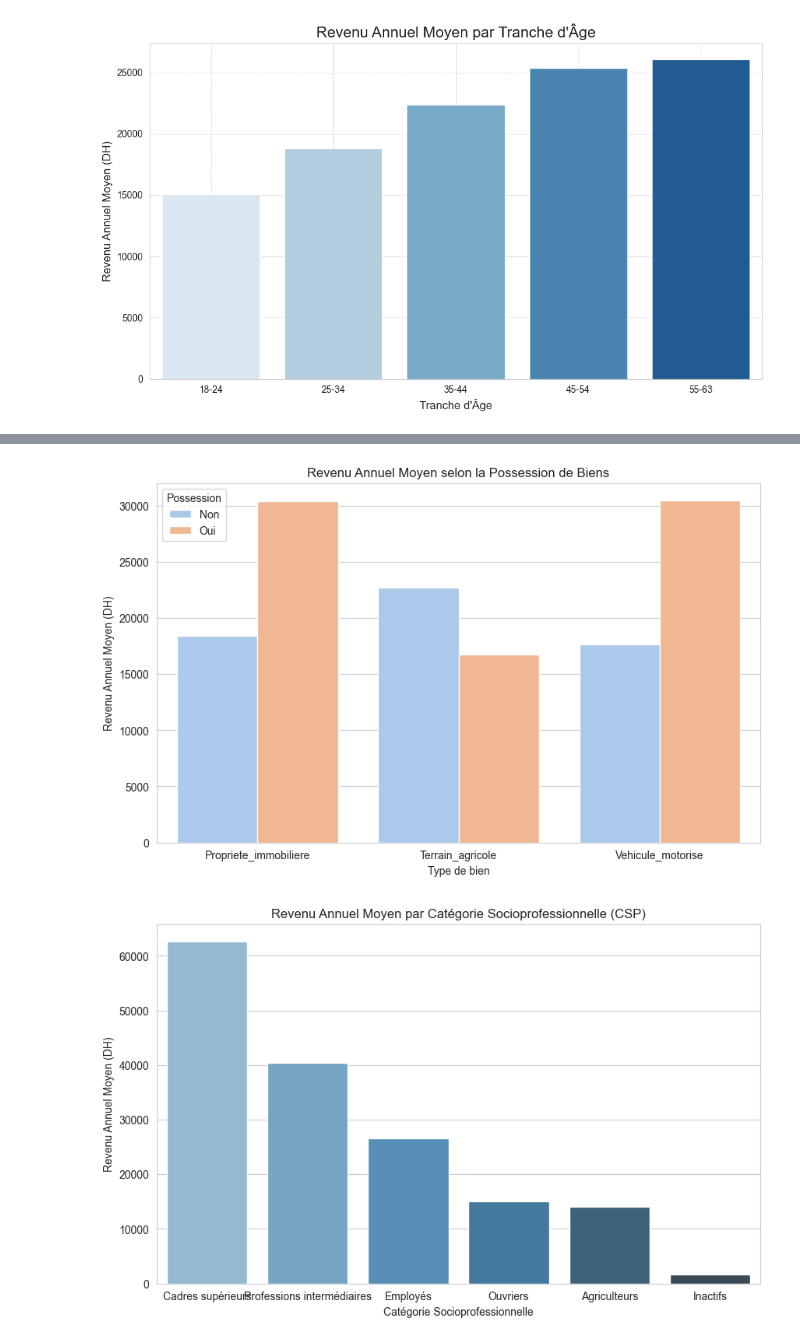
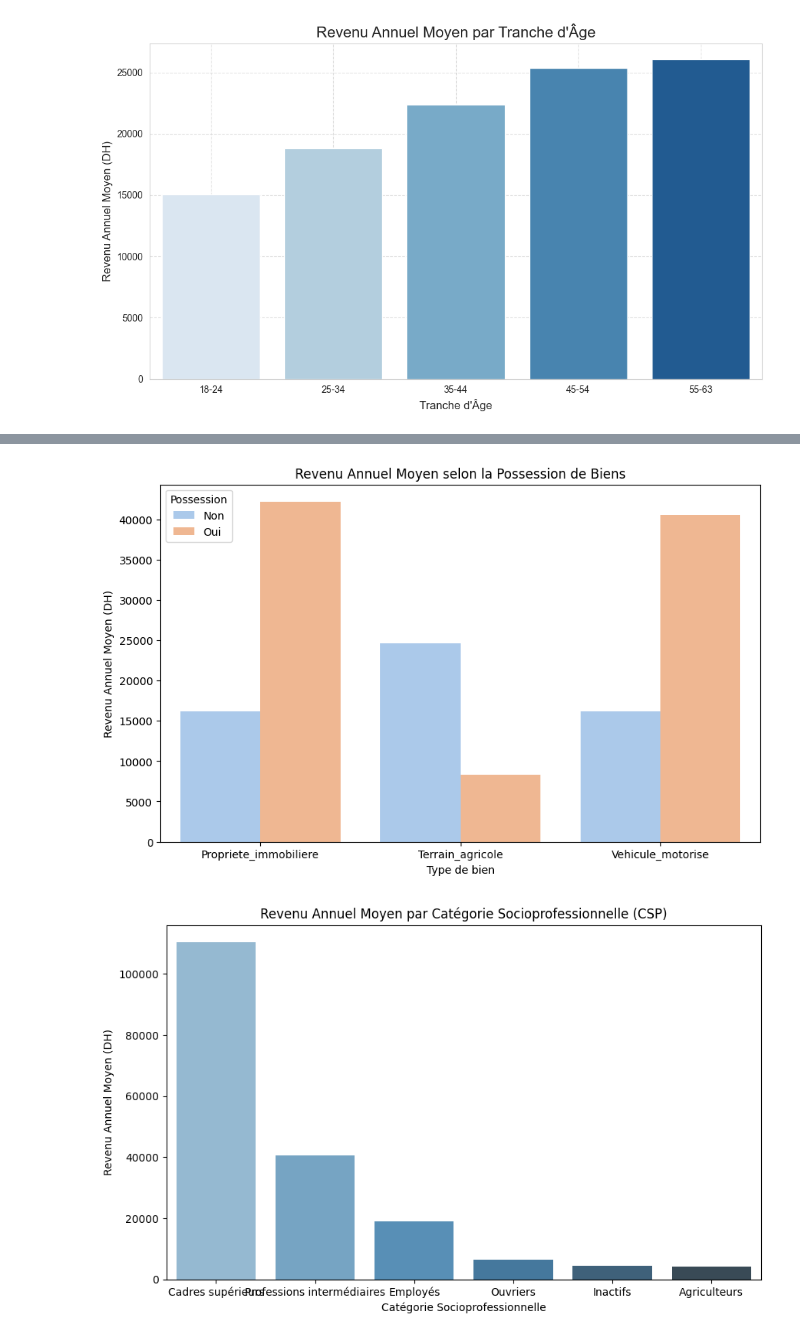
Before and after one commit to elnassim/ProjectML, a Jupyter notebook: daigrams.ipynb, the cells around one changed output, grey strips where cells are left out. Saved outputs shown, nothing was run; the diff lists cells and outputs as text; code cells hidden in the pictures.

```diff
--- a/daigrams.ipynb
+++ b/daigrams.ipynb
@@ -345,7 +345,7 @@ import seaborn as sns
 import matplotlib.pyplot as plt
 
 # Charger le dataset généré
-df = pd.read_csv("dataset_revenu_marocains.csv")
+df = pd.read_csv("dataset_revenu_marocains_v2.csv")
 
 # Colonnes de possession de biens
 biens = ["Propriete_immobiliere", "Vehicule_motorise", "Terrain_agricole"]
@@ -367,28 +367,28 @@ plt.ylabel("Revenu Annuel Moyen (DH)")
 plt.legend(title="Possession")
 plt.show()
 # %% [output]
-[figure, old version]
+[figure, new version]
 # %%
 import pandas as pd
 import seaborn as sns
 import matplotlib.pyplot as plt
 
 # Charger le dataset généré
-df = pd.read_csv("dataset_revenu_marocains.csv")
+df = pd.read_csv("dataset_revenu_marocains_v2.csv")
 
 # Calculer le revenu annuel moyen par CSP et trier du plus haut au plus bas revenu
 moyennes_csp = df.groupby("CSP", observed=True)["Revenu_Annuel"].mean().reset_index()
 moyennes_csp = moyennes_csp.sort_values("Revenu_Annuel", ascending=False)
 
 # Créer le diagramme à barres
 plt.figure(figsize=(10, 6))
 sns.barplot(x="CSP", y="Revenu_Annuel", data=moyennes_csp, palette="Blues_d", hue="CSP")
 plt.title("Revenu Annuel Moyen par Catégorie Socioprofessionnelle (CSP)")
 plt.xlabel("Catégorie Socioprofessionnelle")
 plt.ylabel("Revenu Annuel Moyen (DH)")
 plt.show()
 # %% [output]
-[figure, old version]
+[figure, new version]
 # %%
 import pandas as pd
 import seaborn as sns
```
Also changed, not shown: parts of 10 cells of this notebook, 15 other files.
